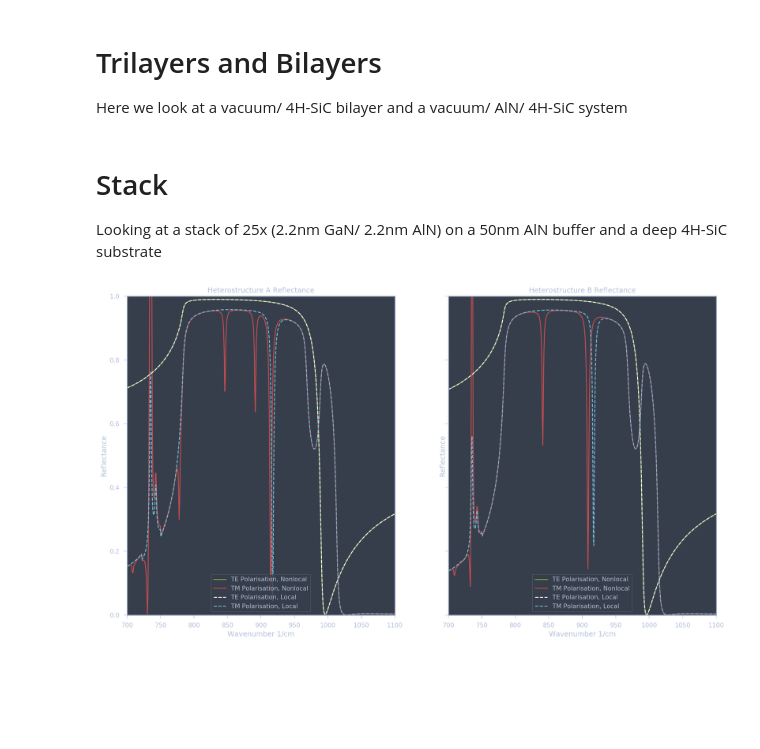
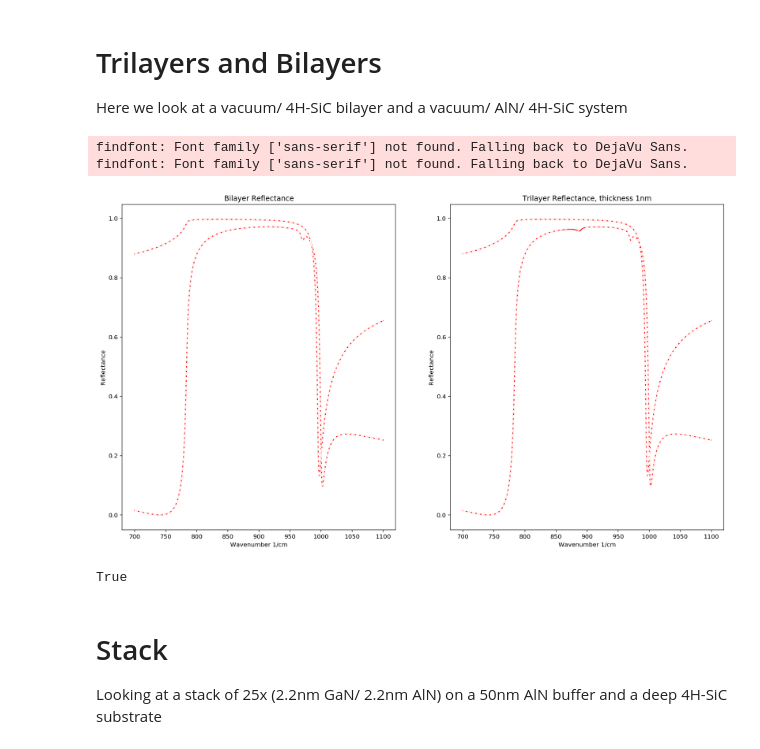
Before and after one commit to SDeLiberato/Nonlocal_SMMs, a Jupyter notebook: examples/Basic Structures.ipynb, the cells around one changed output. Saved outputs shown, nothing was run; the diff lists cells and outputs as text; code cells hidden in the pictures; blank space fills up the shorter version.

```diff
--- a/examples/Basic Structures.ipynb
+++ b/examples/Basic Structures.ipynb
@@ -22,47 +22,55 @@ from source.core import scattering_matrix
 
 Here we look at a vacuum/ 4H-SiC bilayer and a vacuum/ AlN/ 4H-SiC system
 # %%
-angle = 80
+angle = 30
 
 wn = np.linspace(700, 1100, 5000) # Sets a wavenumber range to probe over
 
-hetero = [['vac', 0], ['SiC4H', 0]]
-rte_loc_bi, rtm_loc_bi = scattering_matrix(wn, hetero, ang=angle, loc=True)
-rte_nl_bi, rtm_nl_bi = scattering_matrix(wn, hetero, ang=angle)
+hetero = [['vacuum', 0], ['SiC4H', 0]]
+rte_loc_bi, rtm_loc_bi = scattering_matrix(wn, hetero, angle=angle, locality='local')
+rte_nl_bi, rtm_nl_bi = scattering_matrix(wn, hetero, angle=angle)
 
 
 thickness = 1e-9
-hetero = [['vac', 0], ['AlN', thickness], ['SiC4H', 0]]
-rte_loc_tri, rtm_loc_tri = scattering_matrix(wn, hetero, ang=angle, loc=True)
-rte_nl_tri, rtm_nl_tri = scattering_matrix(wn, hetero, ang=angle)
+hetero = [['vacuum', 0], ['AlN', thickness], ['SiC4H', 0]]
+rte_loc_tri, rtm_loc_tri = scattering_matrix(wn, hetero, angle=angle, locality='local')
+rte_nl_tri, rtm_nl_tri = scattering_matrix(wn, hetero, angle=angle)
 
 fig, ((ax1, ax2)) = plt.subplots(figsize=(18, 10), nrows=1, ncols=2, sharex=True)
 
 ax1.plot(wn, np.abs(rte_nl_bi)**2, 'r-')
 ax1.plot(wn, np.abs(rtm_nl_bi)**2, 'r-')
 
 ax1.plot(wn, np.abs(rte_loc_bi)**2, 'w--')
 ax1.plot(wn, np.abs(rtm_loc_bi)**2, 'w--')
 # ax1.set_xlim(850,950)
 ax1.set_xlabel('Wavenumber 1/cm')
 ax1.set_ylabel('Reflectance')
 ax1.set_title('Bilayer Reflectance')
 
 ax2.plot(wn, np.abs(rte_nl_tri)**2, 'r-')
 ax2.plot(wn, np.abs(rtm_nl_tri)**2, 'r-')
 
 ax2.plot(wn, np.abs(rte_loc_tri)**2, 'w--')
 ax2.plot(wn, np.abs(rtm_loc_tri)**2, 'w--')
-ax2.set_ylim(0.8,1)
+# ax2.set_ylim(0.8,1)
 ax2.set_xlabel('Wavenumber 1/cm')
 ax2.set_ylabel('Reflectance')
 ax2.set_title('Trilayer Reflectance, thickness %dnm' %(thickness*1e9))
 # ax1.plot(wn, np.abs(Rdu1r[:, 1, 1])**2, 'w--')
 # ax1.plot(wn, np.abs(Rdu1r[:, 0, 0])**2, 'w--')
 
 # ax2.plot(wn, np.abs(Rdu2r[:, 1, 1])**2, 'w--')
 # ax2.plot(wn, np.abs(Rdu2r[:, 0, 0])**2, 'w--')
 plt.show()
+# %% [output]
+findfont: Font family ['sans-serif'] not found. Falling back to DejaVu Sans.
+findfont: Font family ['sans-serif'] not found. Falling back to DejaVu Sans.
+[figure, added]
+# %%
+bool(np.any(rte_loc_bi))
+# %% [output]
+True
 # %% [markdown]
 # Stack
 
@@ -124,8 +132,6 @@ ax2.set_ylabel('Reflectance')
 ax2.set_title('Heterostructure B Reflectance')
 
 plt.show()
-# %% [output]
-[figure, removed]
 # %%
 
 
```
Also changed, not shown: parts of 7 cells of this notebook.
